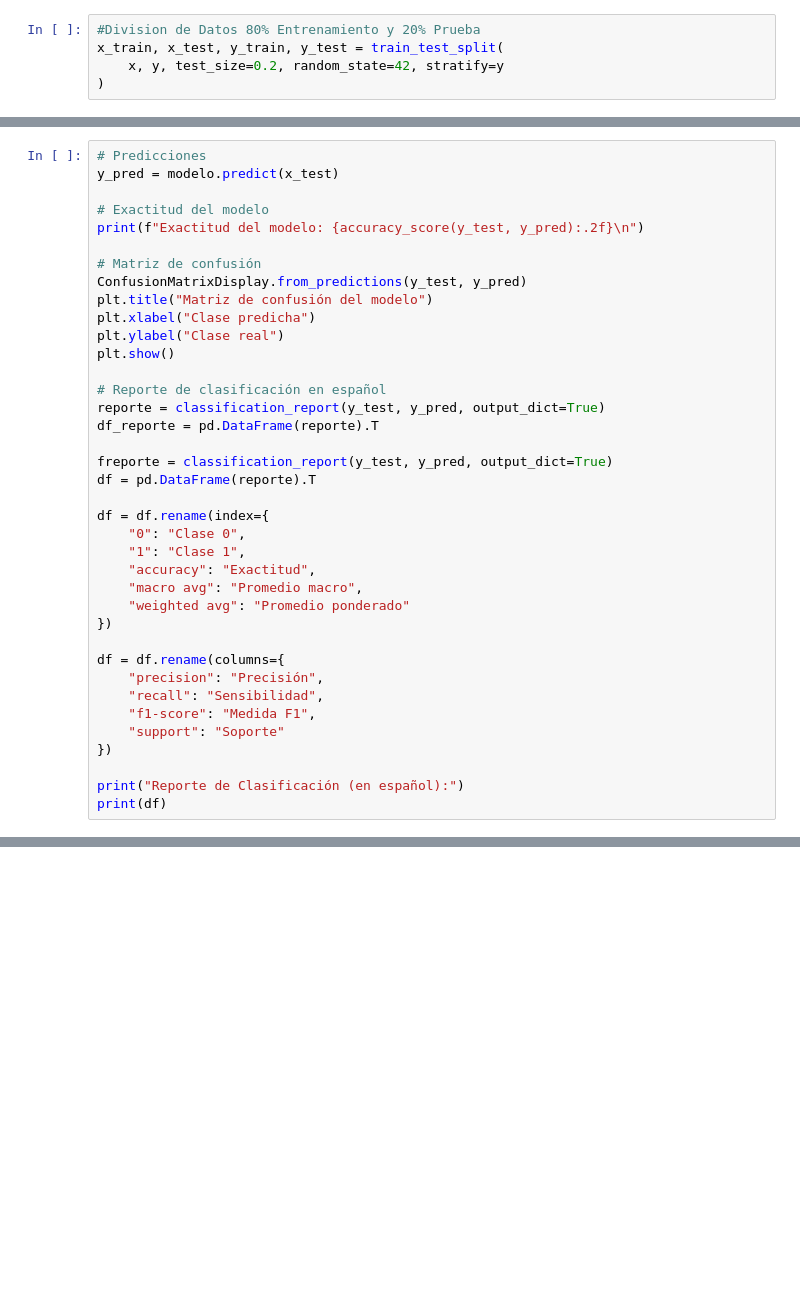
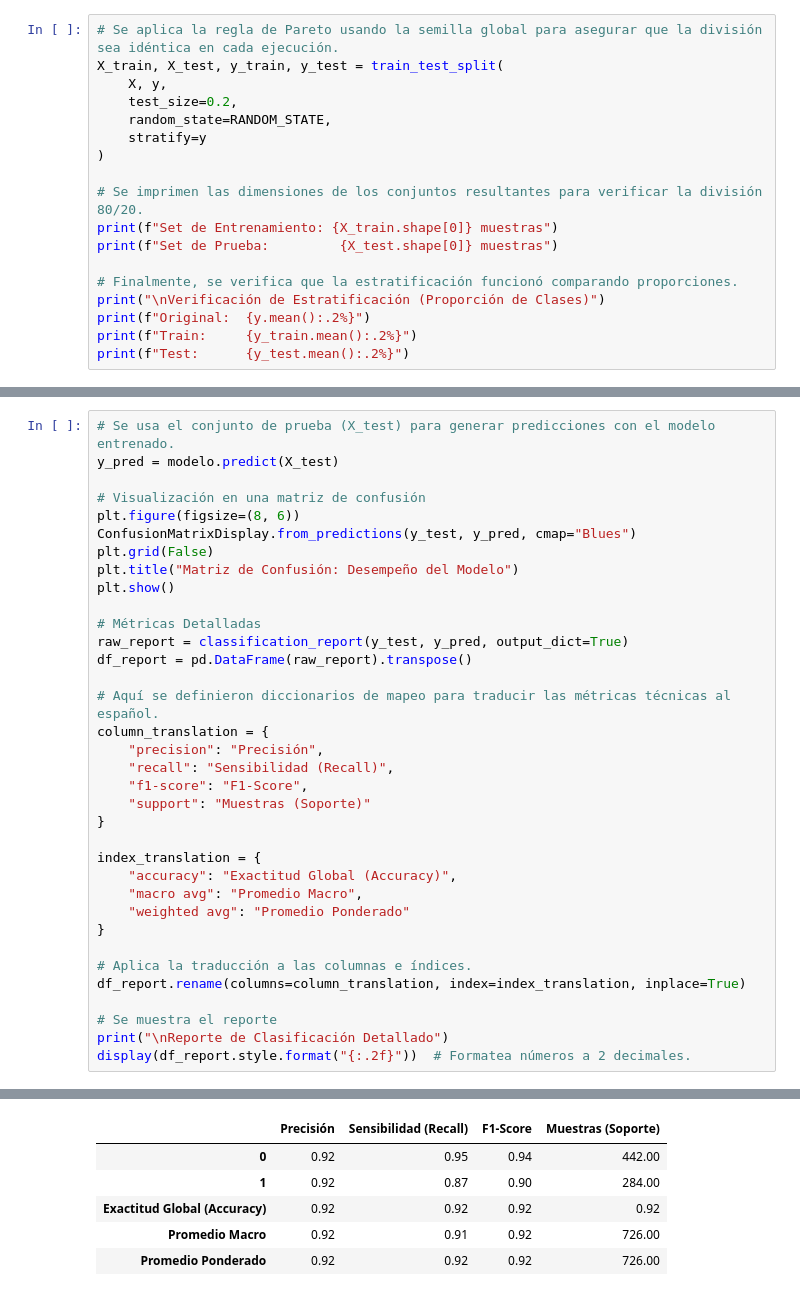
Before and after one commit to MariaGiron-code/Performance_IA, a Jupyter notebook: scripts/entrenamiento.ipynb, the cells around one changed output, grey strips where cells are left out. Saved outputs shown, nothing was run; the diff lists cells and outputs as text; blank space fills up the shorter version.

Commit message:
Entrenamiento del modelo refactorizado

```diff
--- a/scripts/entrenamiento.ipynb
+++ b/scripts/entrenamiento.ipynb
@@ -38,5 +84,18 @@ y = df[objetivo]
 # %%
-#Division de Datos 80% Entrenamiento y 20% Prueba
-x_train, x_test, y_train, y_test = train_test_split(
-    x, y, test_size=0.2, random_state=42, stratify=y
+# Se aplica la regla de Pareto usando la semilla global para asegurar que la división sea idéntica en cada ejecución.
+X_train, X_test, y_train, y_test = train_test_split(
+    X, y,
+    test_size=0.2,
+    random_state=RANDOM_STATE,
+    stratify=y
 )
+
+# Se imprimen las dimensiones de los conjuntos resultantes para verificar la división 80/20.
+print(f"Set de Entrenamiento: {X_train.shape[0]} muestras")
+print(f"Set de Prueba:         {X_test.shape[0]} muestras")
+
+# Finalmente, se verifica que la estratificación funcionó comparando proporciones.
+print("\nVerificación de Estratificación (Proporción de Clases)")
+print(f"Original:  {y.mean():.2%}")
+print(f"Train:     {y_train.mean():.2%}")
+print(f"Test:      {y_test.mean():.2%}")
@@ -57,39 +139,36 @@ joblib.dump(modelo, '../model/modelo_a.pkl')
 # %%
-# Predicciones
-y_pred = modelo.predict(x_test)
+# Se usa el conjunto de prueba (X_test) para generar predicciones con el modelo entrenado.
+y_pred = modelo.predict(X_test)
 
-# Exactitud del modelo
-print(f"Exactitud del modelo: {accuracy_score(y_test, y_pred):.2f}\n")
-
-# Matriz de confusión
-ConfusionMatrixDisplay.from_predictions(y_test, y_pred)
-plt.title("Matriz de confusión del modelo")
-plt.xlabel("Clase predicha")
-plt.ylabel("Clase real")
+# Visualización en una matriz de confusión
+plt.figure(figsize=(8, 6))
+ConfusionMatrixDisplay.from_predictions(y_test, y_pred, cmap="Blues")
+plt.grid(False)
+plt.title("Matriz de Confusión: Desempeño del Modelo")
 plt.show()
 
-# Reporte de clasificación en español
-reporte = classification_report(y_test, y_pred, output_dict=True)
-df_reporte = pd.DataFrame(reporte).T
+# Métricas Detalladas
+raw_report = classification_report(y_test, y_pred, output_dict=True)
+df_report = pd.DataFrame(raw_report).transpose()
 
-freporte = classification_report(y_test, y_pred, output_dict=True)
-df = pd.DataFrame(reporte).T
+# Aquí se definieron diccionarios de mapeo para traducir las métricas técnicas al español.
+column_translation = {
+    "precision": "Precisión",
+    "recall": "Sensibilidad (Recall)",
+    "f1-score": "F1-Score",
+    "support": "Muestras (Soporte)"
+}
 
-df = df.rename(index={
-    "0": "Clase 0",
-    "1": "Clase 1",
-    "accuracy": "Exactitud",
-    "macro avg": "Promedio macro",
-    "weighted avg": "Promedio ponderado"
-})
+index_translation = {
+    "accuracy": "Exactitud Global (Accuracy)",
+    "macro avg": "Promedio Macro",
+    "weighted avg": "Promedio Ponderado"
+}
 
-df = df.rename(columns={
-    "precision": "Precisión",
-    "recall": "Sensibilidad",
-    "f1-score": "Medida F1",
-    "support": "Soporte"
-})
+# Aplica la traducción a las columnas e índices.
+df_report.rename(columns=column_translation, index=index_translation, inplace=True)
 
-print("Reporte de Clasificación (en español):")
-print(df)
+# Se muestra el reporte
+print("\nReporte de Clasificación Detallado")
+display(df_report.style.format("{:.2f}"))  # Formatea números a 2 decimales.
 # %% [output]
@@ -104,0 +175,6 @@ Promedio ponderado   0.920061      0.920110   0.919724  726.00000
+|  | Precisión | Sensibilidad (Recall) | F1-Score | Muestras (Soporte) |
+| 0 | 0.92 | 0.95 | 0.94 | 442.00 |
+| 1 | 0.92 | 0.87 | 0.90 | 284.00 |
+| Exactitud Global (Accuracy) | 0.92 | 0.92 | 0.92 | 0.92 |
+| Promedio Macro | 0.92 | 0.91 | 0.92 | 726.00 |
+| Promedio Ponderado | 0.92 | 0.92 | 0.92 | 726.00 |
```
Also changed, not shown: parts of 23 cells of this notebook, 1 other file.
